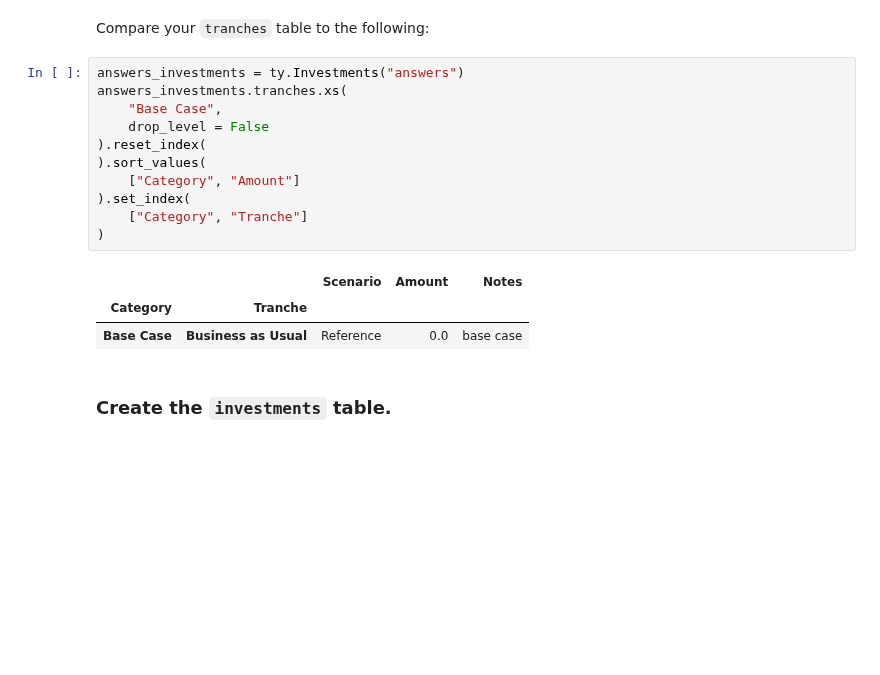
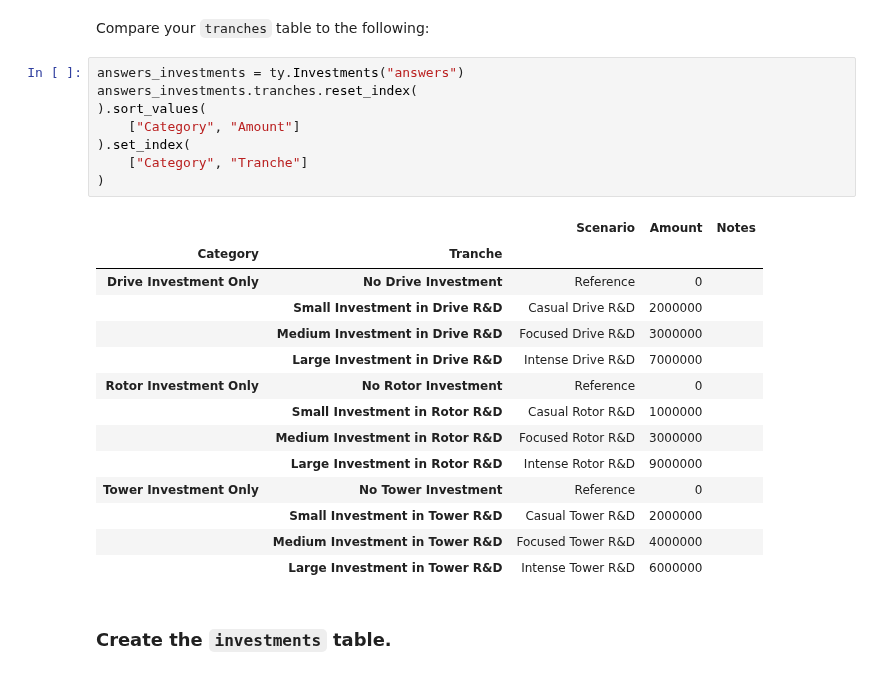
Before and after one commit to NREL/tyche, a Jupyter notebook: src/technology/tutorial-basic/tutorial.ipynb, the cells around one changed output. Drawn from its saved outputs; the diff is of its cells as text; blank space fills up the shorter version.

```diff
--- a/src/technology/tutorial-basic/tutorial.ipynb
+++ b/src/technology/tutorial-basic/tutorial.ipynb
@@ -825,19 +822,27 @@ my_investments.tranches
 Compare your `tranches` table to the following:
 # %%
 answers_investments = ty.Investments("answers")
-answers_investments.tranches.xs(
-    "Base Case",
-    drop_level = False
-).reset_index(
+answers_investments.tranches.reset_index(
 ).sort_values(
     ["Category", "Amount"]
 ).set_index(
     ["Category", "Tranche"]
 )
 # %% [output]
 |  |  | Scenario | Amount | Notes |
 | Category | Tranche |  |  |  |
-| Base Case | Business as Usual | Reference | 0.0 | base case |
+| Drive Investment Only | No Drive Investment | Reference | 0 |  |
+|  | Small Investment in Drive R&D | Casual Drive R&D | 2000000 |  |
+|  | Medium Investment in Drive R&D | Focused Drive R&D | 3000000 |  |
+|  | Large Investment in Drive R&D | Intense Drive R&D | 7000000 |  |
+| Rotor Investment Only | No Rotor Investment | Reference | 0 |  |
+|  | Small Investment in Rotor R&D | Casual Rotor R&D | 1000000 |  |
+|  | Medium Investment in Rotor R&D | Focused Rotor R&D | 3000000 |  |
+|  | Large Investment in Rotor R&D | Intense Rotor R&D | 9000000 |  |
+| Tower Investment Only | No Tower Investment | Reference | 0 |  |
+|  | Small Investment in Tower R&D | Casual Tower R&D | 2000000 |  |
+|  | Medium Investment in Tower R&D | Focused Tower R&D | 4000000 |  |
+|  | Large Investment in Tower R&D | Intense Tower R&D | 6000000 |  |
 # %% [markdown]
 ### Create the `investments` table.
 # %% [markdown]
```
Also changed, not shown: parts of 27 cells of this notebook, 4 other files.
